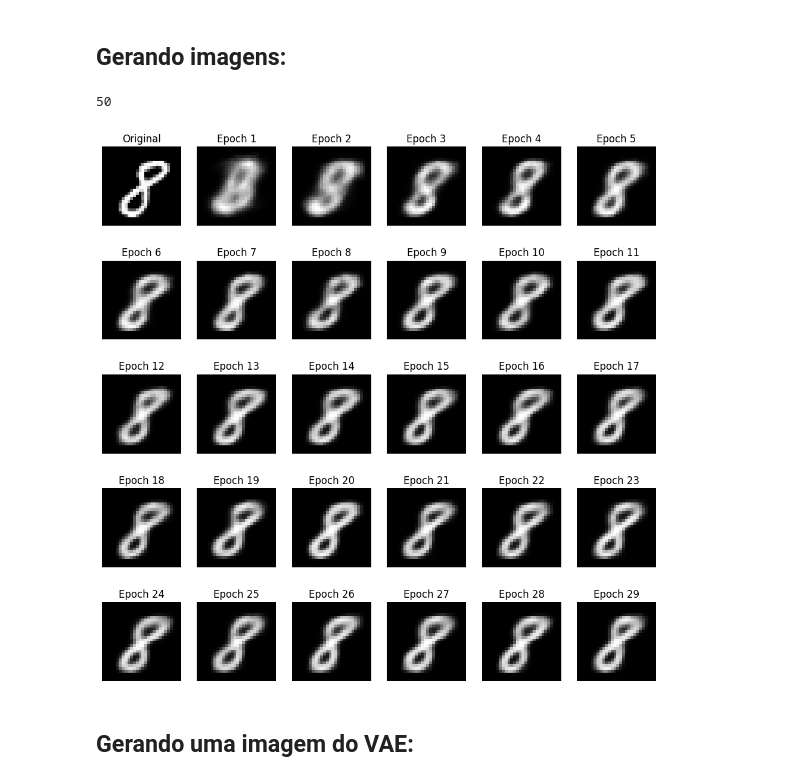
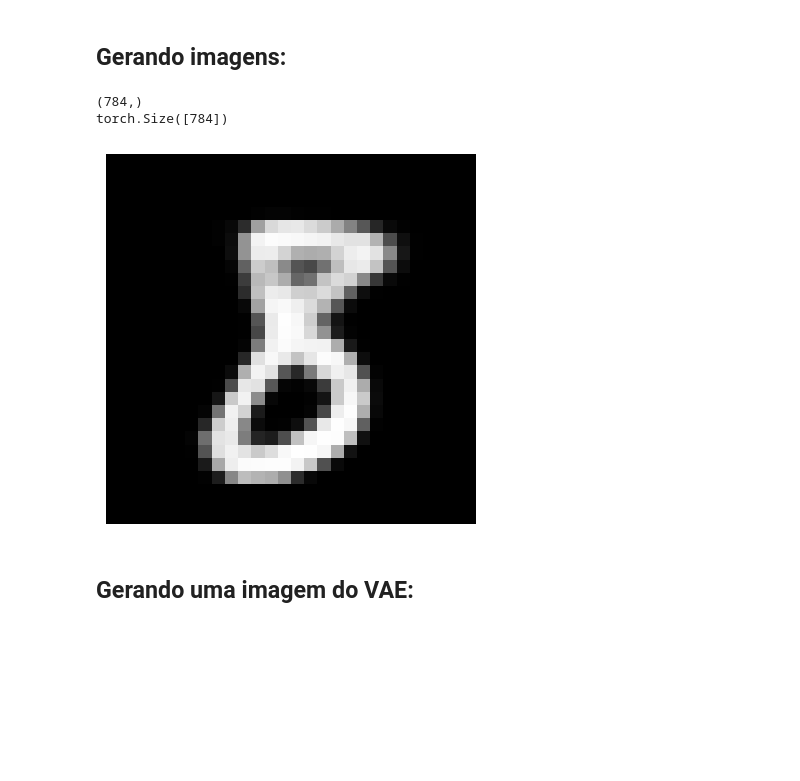
Before and after one commit to FelipeMeiga/tcc, a Jupyter notebook: vae.ipynb, the cells around one changed output. Drawn from its saved outputs; the diff is of its cells as text; code cells hidden in the pictures; blank space fills up the shorter version.

```diff
--- a/vae.ipynb
+++ b/vae.ipynb
@@ -95,7 +87,7 @@ class VAE(nn.Module):
 Para a funcao de perda estamos usando binary cross entropy (BCE) em conjunto com o KL divergence (KLD), onde o BCE eh usado para saber o quao bem o auto encoder esta classificando os tensores gerados a partir do espaco latente pelo encoder. Ja o KLD esta sendo usado para medir a divergencia entre a distribuicao latente aprendida pelo encoder e a istribuicao gaussiana padrao N(0, 1).
 # %%
 def loss_function(recon_x, x, mu, logvar):
-    BCE = nn.functional.binary_cross_entropy(recon_x, x.view(-1, image_dims_color), reduction='sum')
+    BCE = F.binary_cross_entropy(recon_x, x.view(-1, image_dims_color), reduction='sum')
     KLD = -0.5 * torch.sum(1 + logvar - mu.pow(2) - logvar.exp())
     return BCE + KLD
 # %% [markdown]
@@ -171,0 +107,27 @@ Epoch 50, Loss: 114.11895674641927
+# %%
+num_epochs = 200
+print_per = 100
+model.train()
+loss_record = []
+for epoch in range(num_epochs):
+    train_loss = 0
+    print_loss = 0
+    for i, (images, _) in enumerate(train_loader):
+        images = images
+        images = images.reshape(-1, 28*28)
+        optimizer.zero_grad()
+        recon_batch, mu, logvar = model(images)
+        loss = loss_function(recon_batch, images, mu, logvar)
+        loss.backward()
+        if (epoch == 0):
+            loss_record.append(loss.item())
+        train_loss += loss.item()
+        print_loss += loss.item()
+        optimizer.step()
+        if (i%print_per == 0):
+            print("Epoch : {} , Minibatch : {} Loss = {:.4f}".format(epoch+1, i, print_loss))
+            print_loss = 0
+    print("Epoch {} : Loss = ({:.4f}) ".format(epoch+1, train_loss))
+    torch.save(model.state_dict(), f'./epochs_vae/vae_epoch_{epoch + 1}.pth')
+
+plt.plot(loss_record)
@@ -172,42 +139,17 @@ Epoch 50, Loss: 114.11895674641927
 # %% [markdown]
 ## Gerando imagens:
-# %%
-def predict(image, num_epochs):
-    print(num_epochs)
-    image = image.to(device).view(-1, image_dims_color)
-    predictions = []
-    for epoch in range(1, num_epochs + 1):
-        model.load_state_dict(torch.load(f'./epochs_vae/vae_epoch_{epoch}.pth'))
-        model.eval()
-        with torch.no_grad():
-            recon_image, _, _ = model(image)
-            predictions.append(recon_image.view(28, 28).cpu().numpy())
-    return predictions
-
-model.eval()
-with torch.no_grad():
-    z = torch.randn(64, 20).to(device)
-    sample = model.decode(z).cpu()
-    sample = sample.view(64, 28, 28)
-
-specific_image, _ = test_dataset[random.choice(range(0, test_size))]
-predictions = predict(specific_image, num_epochs)
-
-fig, ax = plt.subplots(5, 6, figsize=(12, 12))
-ax = ax.flatten()
-ax[0].imshow(specific_image.view(28, 28).cpu(), cmap='gray')
-ax[0].set_title('Original')
-ax[0].axis('off')
-
-for i in range(1, 30):
-    ax[i].imshow(predictions[i-1], cmap='gray')
-    ax[i].set_title(f'Epoch {i}')
-    ax[i].axis('off')
-
-plt.show()
-# %% [output]
-50
-[figure, removed]
+# %%
+print(model(images)[0].data[0].numpy().shape)
+image1 = images[8]
+print(image1.shape)
+model.load_state_dict(torch.load(f'./epochs_vae/vae_epoch_200.pth'))
+plt.imshow(model(images)[0].data[30].numpy().reshape(28, 28), cmap='gray')
+plt.axis("off")
+plt.show(block=True)
+# %% [output]
+(784,)
+torch.Size([784])
+[figure, added]
 # %% [markdown]
 ## Gerando uma imagem do VAE:
 # %%
```
Also changed, not shown: parts of 11 cells of this notebook.
